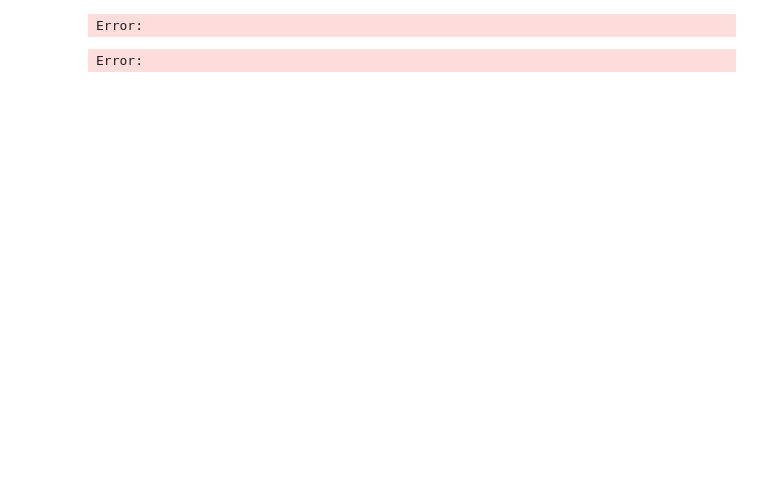
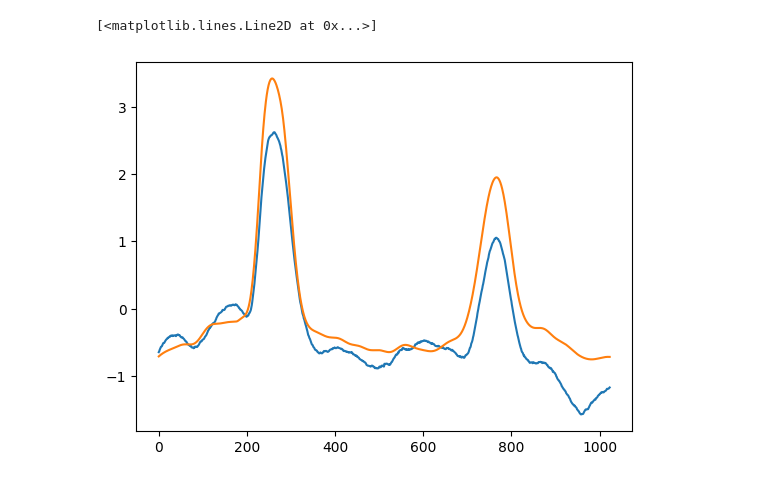
Before and after one commit to erlendlokna/CV-SSL-VQVAE-Framework, a Jupyter notebook: test.ipynb, the cells around one changed output. Drawn from its saved outputs; the diff is of its cells as text; code cells hidden in the pictures; blank space fills up the shorter version.

```diff
--- a/test.ipynb
+++ b/test.ipynb
@@ -56,10 +53,7 @@ Error:
 # %%
-i = 100
+i = 10
 plt.plot(x2[i])
 plt.plot(x1[i])
 # %% [output]
-Error:
+[<matplotlib.lines.Line2D at 0x...>]
+[figure, added]
-# %%
-x1, x2, y1, y2 = m.get_latent_train_and_test(cuda=False)
-# %% [output]
-Error:
```
Also changed, not shown: parts of 11 cells of this notebook, 22 other files.
